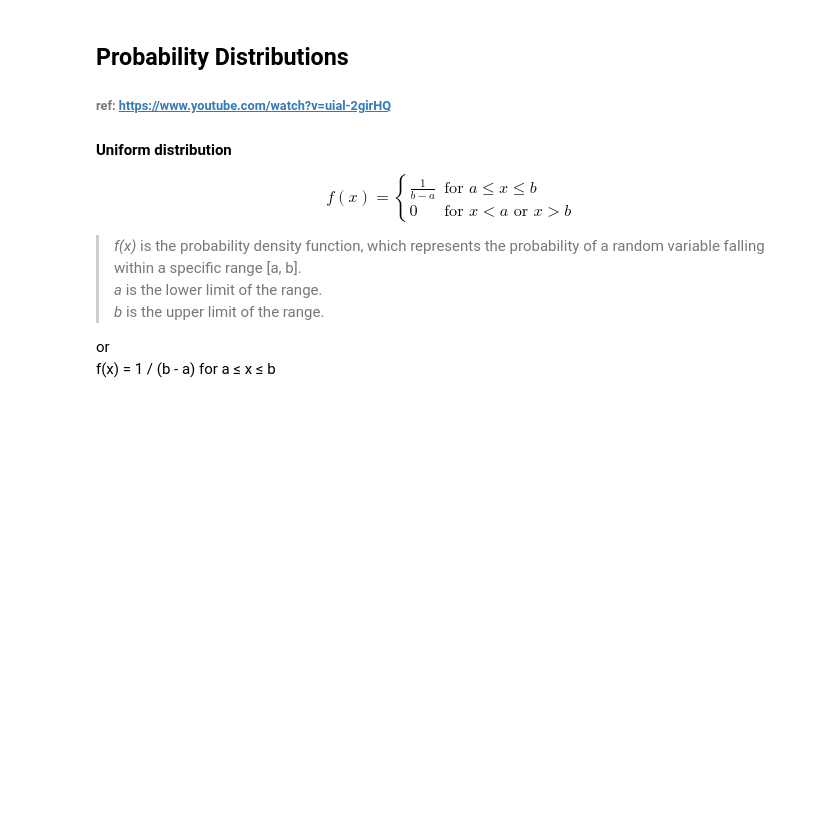
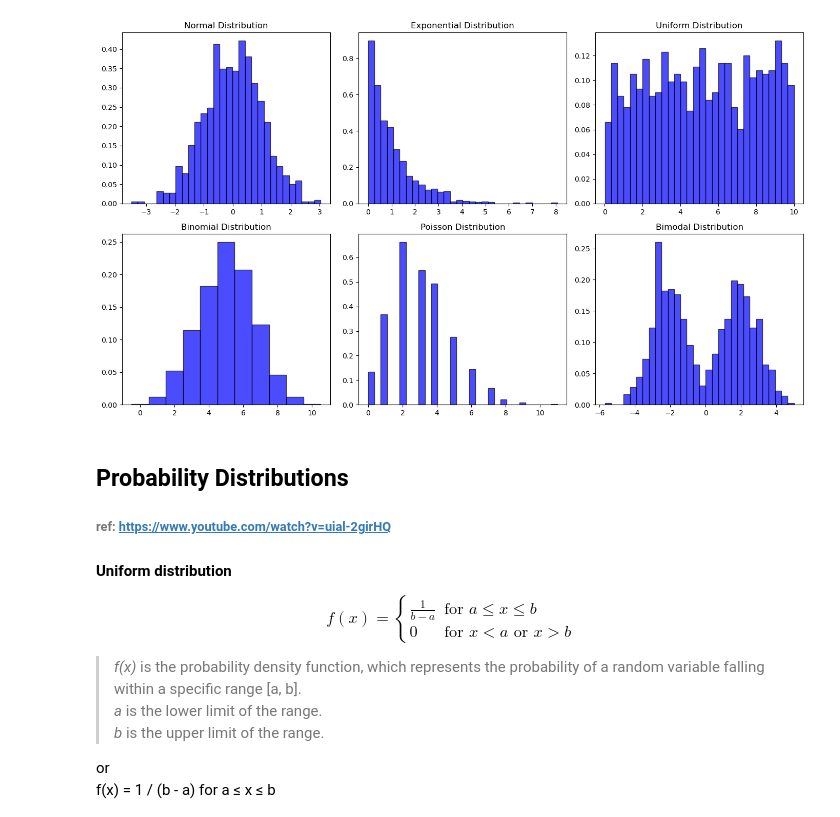
Before and after one commit to noyo0/Fundamentals_DataAnalysis, a Jupyter notebook: Probabilitiy_Distributions.ipynb, the cells around one changed output. Saved outputs shown, nothing was run; the diff lists cells and outputs as text; code cells hidden in the pictures; blank space fills up the shorter version.

Commit message:
can't get the normdist plot work properly....:((((

```diff
--- a/Probabilitiy_Distributions.ipynb
+++ b/Probabilitiy_Distributions.ipynb
@@ -1,3 +57,53 @@
+# %%
+import numpy as np
+import matplotlib.pyplot as plt
+from scipy.stats import norm, expon, uniform, binom, poisson
+
+# Data for different distributions
+data_normal = np.random.normal(0, 1, 1000)
+data_exponential = np.random.exponential(1, 1000)
+data_uniform = np.random.uniform(0, 10, 1000)
+data_binomial = np.random.binomial(10, 0.5, 1000)
+data_poisson = np.random.poisson(3, 1000)
+data_bimodal = np.concatenate([np.random.normal(-2, 1, 500), np.random.normal(2, 1, 500)])
+
+# Create subplots for each histogram
+plt.figure(figsize=(14, 8))
+
+# Normal distribution
+plt.subplot(2, 3, 1)
+plt.hist(data_normal, bins=30, density=True, alpha=0.7, color='b', edgecolor='black')
+plt.title('Normal Distribution')
+
+# Exponential distribution
+plt.subplot(2, 3, 2)
+plt.hist(data_exponential, bins=30, density=True, alpha=0.7, color='b', edgecolor='black')
+plt.title('Exponential Distribution')
+
+# Uniform distribution
+plt.subplot(2, 3, 3)
+plt.hist(data_uniform, bins=30, density=True, alpha=0.7, color='b', edgecolor='black')
+plt.title('Uniform Distribution')
+
+# Binomial distribution
+plt.subplot(2, 3, 4)
+plt.hist(data_binomial, bins=np.arange(0, 12) - 0.5, density=True, alpha=0.7, color='b', edgecolor='black')
+plt.title('Binomial Distribution')
+
+# Poisson distribution
+plt.subplot(2, 3, 5)
+plt.hist(data_poisson, bins=30, density=True, alpha=0.7, color='b', edgecolor='black')
+plt.title('Poisson Distribution')
+
+# Bimodal distribution
+plt.subplot(2, 3, 6)
+plt.hist(data_bimodal, bins=30, density=True, alpha=0.7, color='b', edgecolor='black')
+plt.title('Bimodal Distribution')
+
+plt.tight_layout()
+plt.show()
+# %% [output]
+[figure, added]
 # %% [markdown]
 ## Probability Distributions
 ###### ref: https://www.youtube.com/watch?v=uial-2girHQ
```
Also changed, not shown: parts of 6 cells of this notebook, 2 other files.
